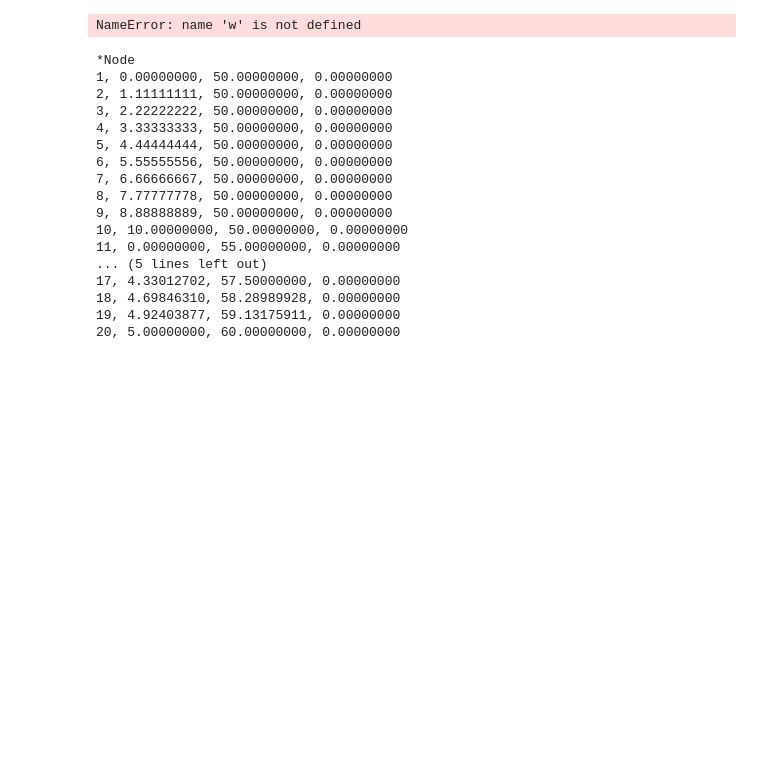
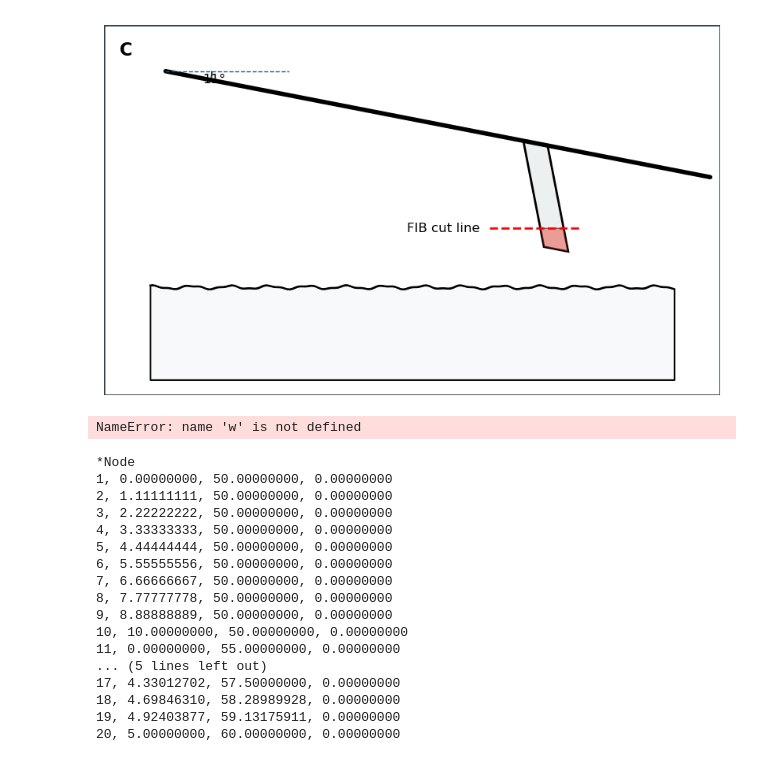
Before and after one commit to ecmscripts/indentation, a Jupyter notebook: cantilever_stiffness.ipynb, the cells around one changed output. Cells and saved outputs as stored; diff of their text form; code cells hidden in the pictures; blank space fills up the shorter version.

```diff
--- a/cantilever_stiffness.ipynb
+++ b/cantilever_stiffness.ipynb
@@ -1,3 +67,85 @@
+# %%
+import matplotlib.pyplot as plt
+import numpy as np
+import matplotlib.patches as patches
+
+# Create the figure
+fig, ax = plt.subplots(figsize=(10, 5))
+
+# Angles and geometric parameters
+angle_deg = 11
+angle_rad = np.radians(angle_deg)
+L_cantilever = 18
+x_start = 2
+y_start = 8
+
+# Draw Sample (with a slightly wavy surface for realism)
+x_wave = np.linspace(1.5, 18.5, 200)
+y_wave = 1 + 0.05 * np.sin(x_wave * 5) + 0.02 * np.cos(x_wave * 12)
+ax.plot(x_wave, y_wave, color='black', lw=1.5)
+ax.fill_between(x_wave, y_wave, -2, color='#f8f9fa', edgecolor='black', lw=1.5)
+
+# Cantilever line (tilted by 11 degrees down)
+x_end = x_start + L_cantilever * np.cos(angle_rad)
+y_end = y_start - L_cantilever * np.sin(angle_rad)
+ax.plot([x_start, x_end], [y_start, y_end], color='black', lw=4, solid_capstyle='round')
+
+# Horizontal reference line for the 11° angle
+ax.plot([x_start, x_start + 4], [y_start, y_start], color='#34495e', lw=1, linestyle='--')
+arc = patches.Arc((x_start, y_start), 3, 3, angle=0, theta1=-angle_deg, theta2=0, color='#2c3e50', lw=1.5)
+ax.add_patch(arc)
+ax.text(x_start + 1.2, y_start - 0.4, '11°', fontsize=12)
+
+# Calculate Probe position and orientation
+probe_x = 14
+probe_y = y_start - (probe_x - x_start) * np.tan(angle_rad)
+
+# Direction vectors for the cantilever and the perpendicular probe
+v_c = np.array([np.cos(-angle_rad), np.sin(-angle_rad)])  # Vector along cantilever
+v_p = np.array([np.sin(angle_rad), -np.cos(angle_rad)])   # Vector perpendicular (pointing down)
+
+# Calculate the 4 corners of the original cylindrical probe before the cut
+w = 0.8  # probe width
+h = 3.5  # probe height before cut
+pt_tl = np.array([probe_x, probe_y]) - (w/2) * v_c
+pt_tr = np.array([probe_x, probe_y]) + (w/2) * v_c
+pt_bl = pt_tl + h * v_p
+pt_br = pt_tr + h * v_p
+
+probe_poly = np.array([pt_tl, pt_tr, pt_br, pt_bl])
+ax.add_patch(patches.Polygon(probe_poly, closed=True, facecolor='#ecf0f1', edgecolor='black', lw=2))
+
+# Define the Horizontal FIB Cut Line
+y_cut = pt_bl[1] + 0.6  # Height of the cut
+ax.plot([probe_x - 1.5, probe_x + 1.5], [y_cut, y_cut], color='red', lw=2, linestyle='--')
+ax.text(probe_x - 1.8, y_cut, 'FIB cut line', color='black', fontsize=12, ha='right', va='center')
+
+# Shade the removed material (the wedge at the bottom)
+x_cut_left = pt_tl[0] + (y_cut - pt_tl[1]) * (pt_bl[0] - pt_tl[0]) / (pt_bl[1] - pt_tl[1])
+x_cut_right = pt_tr[0] + (y_cut - pt_tr[1]) * (pt_br[0] - pt_tr[0]) / (pt_br[1] - pt_tr[1])
+
+wedge_poly = np.array([[x_cut_left, y_cut], [x_cut_right, y_cut], pt_br, pt_bl])
+ax.add_patch(patches.Polygon(wedge_poly, closed=True, facecolor='#e74c3c', alpha=0.5, edgecolor='black', lw=1))
+
+# Panel Label 'C'
+ax.text(0.5, 8.5, 'C', fontsize=16, fontweight='bold', fontfamily='sans-serif')
+
+# Clean up axes and enforce aspect ratio to visually preserve the true 11°
+ax.set_aspect('equal')
+ax.set_xlim(0, 20)
+ax.set_ylim(-2.5, 9.5)
+ax.axis('off')
+
+# Outer bounding box similar to the original panel
+rect = patches.Rectangle((0, -2.5), 20, 12, linewidth=2, edgecolor='#2c3e50', facecolor='none')
+ax.add_patch(rect)
+
+# Save and Display
+plt.tight_layout()
+plt.savefig('improved_panel_c.png', dpi=300)
+plt.show()
+# %% [output]
+[figure, added]
 # %%
 import numpy as np
 from matplotlib import pyplot as plt
```
Also changed, not shown: parts of 1 cell of this notebook, 10 other files.
